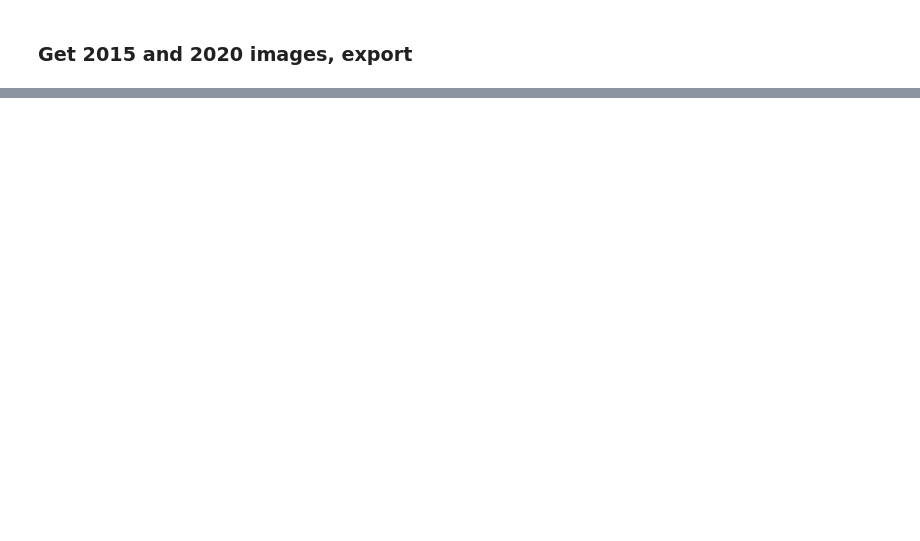
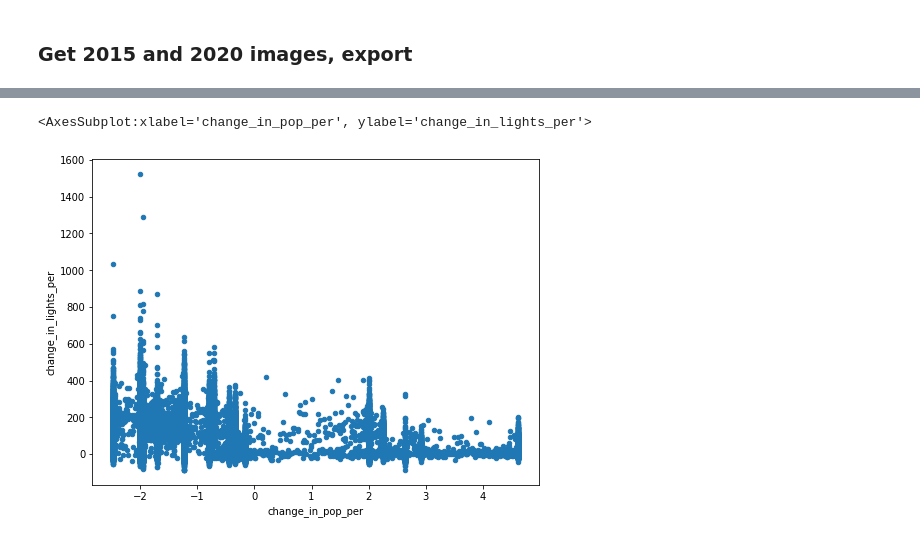
Before and after one commit to mianakajima/NightLights, a Jupyter notebook: notebooks/05_EDA_nightlights_population.ipynb, the cells around one changed output, grey strips where cells are left out. Cells and saved outputs as stored; diff of their text form; code cells hidden in the pictures; blank space fills up the shorter version.

```diff
--- a/notebooks/05_EDA_nightlights_population.ipynb
+++ b/notebooks/05_EDA_nightlights_population.ipynb
@@ -161,0 +400,5 @@ task.status()
+# %%
+change_pop.plot(x = 'change_in_pop_per', y = 'change_in_lights_per', kind = 'scatter', figsize = (8, 6))
+# %% [output]
+<AxesSubplot:xlabel='change_in_pop_per', ylabel='change_in_lights_per'>
+[figure, added]
```
Also changed, not shown: parts of 40 cells of this notebook.
